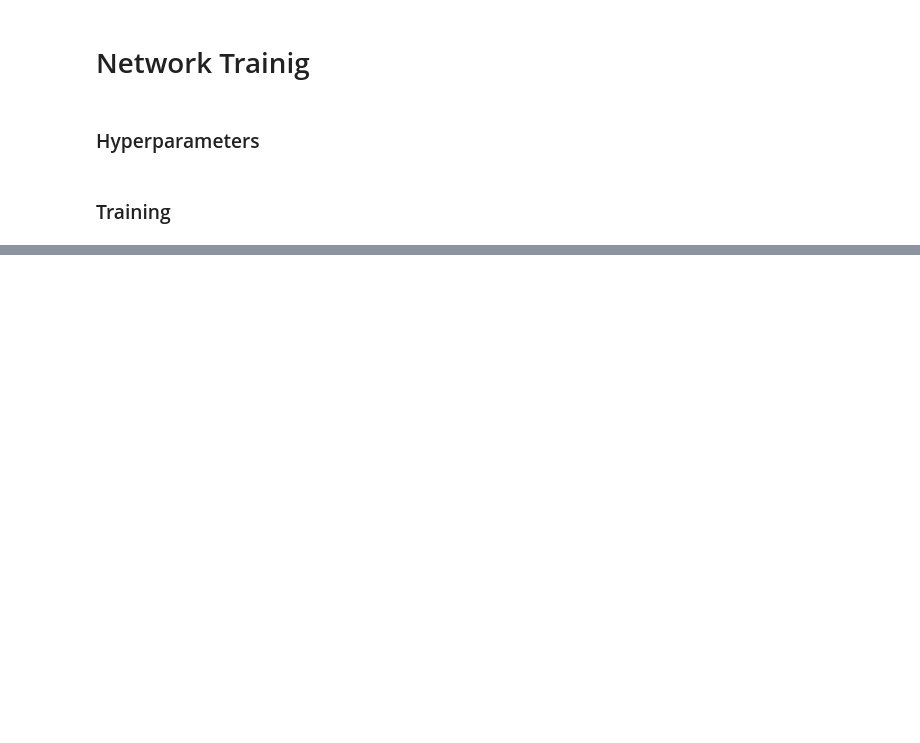
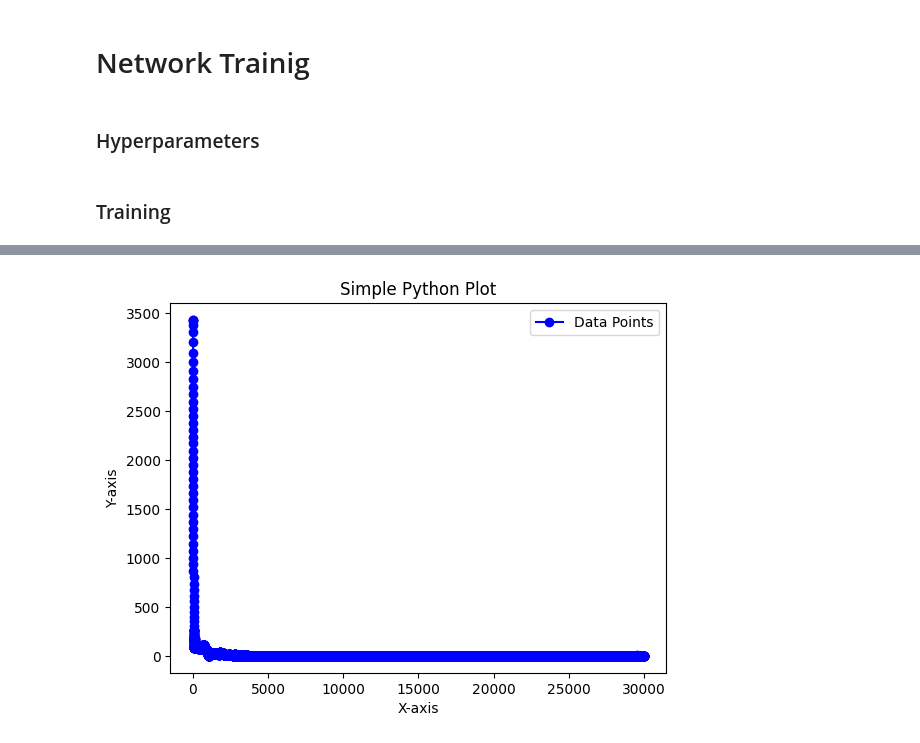
Before and after one commit to HengruiBaiCN/Honor, a Jupyter notebook: Physics_Informed_Neural_Network/pytorch/CPINN.ipynb, the cells around one changed output, grey strips where cells are left out. Cells and saved outputs as stored; diff of their text form; code cells hidden in the pictures; blank space fills up the shorter version.

```diff
--- a/Physics_Informed_Neural_Network/pytorch/CPINN.ipynb
+++ b/Physics_Informed_Neural_Network/pytorch/CPINN.ipynb
@@ -49,6 +52,6 @@ gs = lambda x: np.fmax(x-K, 0.0)
 # %%
 import networks
 # Create the model
-PINNBCGD = networks.FeedforwardNeuralNetwork(2, 50, 1, 3)
-PINNBCGD.to(device)
-print(PINNBCGD)
+PINNCGD = networks.FeedforwardNeuralNetwork(2, 50, 1, 5)
+PINNCGD.to(device)
+print(PINNCGD)
@@ -109,39 +142,41 @@ for epoch in range(max_iter):
     # normal loss
     # print(n_st_train)
     # print(PINNBCGD.output.weight.dtype)
-    v1_hat = PINNBCGD(n_st_train)
+    v1_hat = PINNCGD(n_st_train)
 
     grads = tgrad.grad(v1_hat, n_st_train, grad_outputs=torch.ones(v1_hat.shape).cuda(),
                        retain_graph=True, create_graph=True, only_inputs=True)[0]
     dVdt, dVdS = grads[:, 0].view(-1, 1), grads[:, 1].view(-1, 1)
-    grads2nd = tgrad.grad(dVdS, n_st_train, grad_outputs=torch.ones(dVdS.shape).cuda(), create_graph=True, only_inputs=True)[0]
+    grads2nd = tgrad.grad(dVdS, n_st_train, grad_outputs=torch.ones(dVdS.shape).cuda(),
+                          create_graph=True, only_inputs=True)[0]
     d2VdS2 = grads2nd[:, 1].view(-1, 1)
     S1 = n_st_train[:, 1].view(-1, 1)
     pde_loss = lossFunction(-dVdt, 0.5*((sigma*S1)**2)*d2VdS2 + r*S1*dVdS - r*v1_hat)
 
-    loss1 = D_BCGD(n_st_train) * (dVdt + 0.5*((sigma*S1)**2)*d2VdS2 + r*S1*dVdS - r*v1_hat)
+    loss1 = D_CGD(n_st_train)[:, [0]] * torch.abs(dVdt + 0.5*((sigma*S1)**2)*d2VdS2 + r*S1*dVdS - r*v1_hat)
 
 
     # boundary condition loss
-    bc_hat = PINNBCGD(bc_st_train)
+    bc_hat = PINNCGD(bc_st_train)
     # print(bc_v_train)
     # print('111111111111111111111')
     # print(bc_hat)
     bc_loss = lossFunction(bc_v_train, bc_hat)
 
-    loss2 = D_BCGD(bc_st_train) * (bc_hat - bc_v_train)
+    loss2 = D_CGD(bc_st_train)[:, [1]] * torch.abs(bc_hat - bc_v_train)
 
 
     # Backpropagation and Update
     combined_loss = (loss1.mean() + loss2.mean())
     pinn_loss = pde_loss.mean() + bc_loss.mean()
     # combined_loss.backward()
-    optimizer.step(combined_loss)
+    optimizer.step(-combined_loss, combined_loss, 0)
+    # optimizer.step(combined_loss)
 
-    loss_hist.append(combined_loss.item())
-    if epoch % 500 == 0:
-        print(f'{epoch}/{max_iter} PDE Loss: {pde_loss.item():.5f}, BC Loss: {bc_loss.item():.5f}, \
-                  mse loss: {pinn_loss.item():5f}, nn loss: {combined_loss.item():5f}')
+    loss_hist.append(pinn_loss.item())
+    if epoch % 50 == 0:
+        print(f'''{epoch}/{max_iter} mse loss: {pinn_loss.item():5f},
+              PDE Loss: {pde_loss.item():.5f}, BC Loss: {bc_loss.item():.5f}, nn loss: {combined_loss.item():5f}''')
         pass
 
 end_time = time.time()
@@ -149,0 +209,19 @@ print('finish')
+# %%
+# Create a figure and axis
+fig, ax = plt.subplots()
+
+# Plot the data
+ax.plot(range(30000), loss_hist, marker='o', linestyle='-', color='b', label='Data Points')
+
+# Set labels and title
+ax.set_xlabel('X-axis')
+ax.set_ylabel('Y-axis')
+ax.set_title('Simple Python Plot')
+
+# Show legend
+ax.legend()
+
+# Display the plot
+plt.show()
+# %% [output]
+[figure, added]
```
Also changed, not shown: parts of 7 cells of this notebook, 8 other files.
